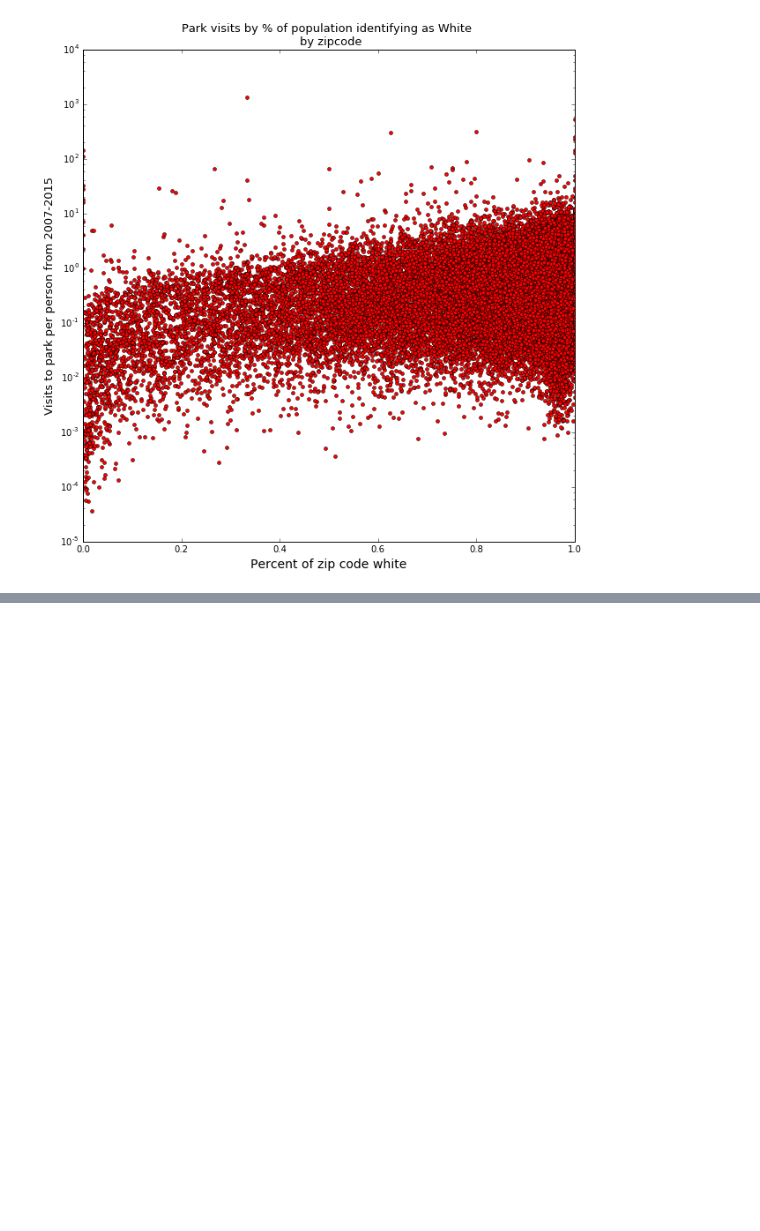
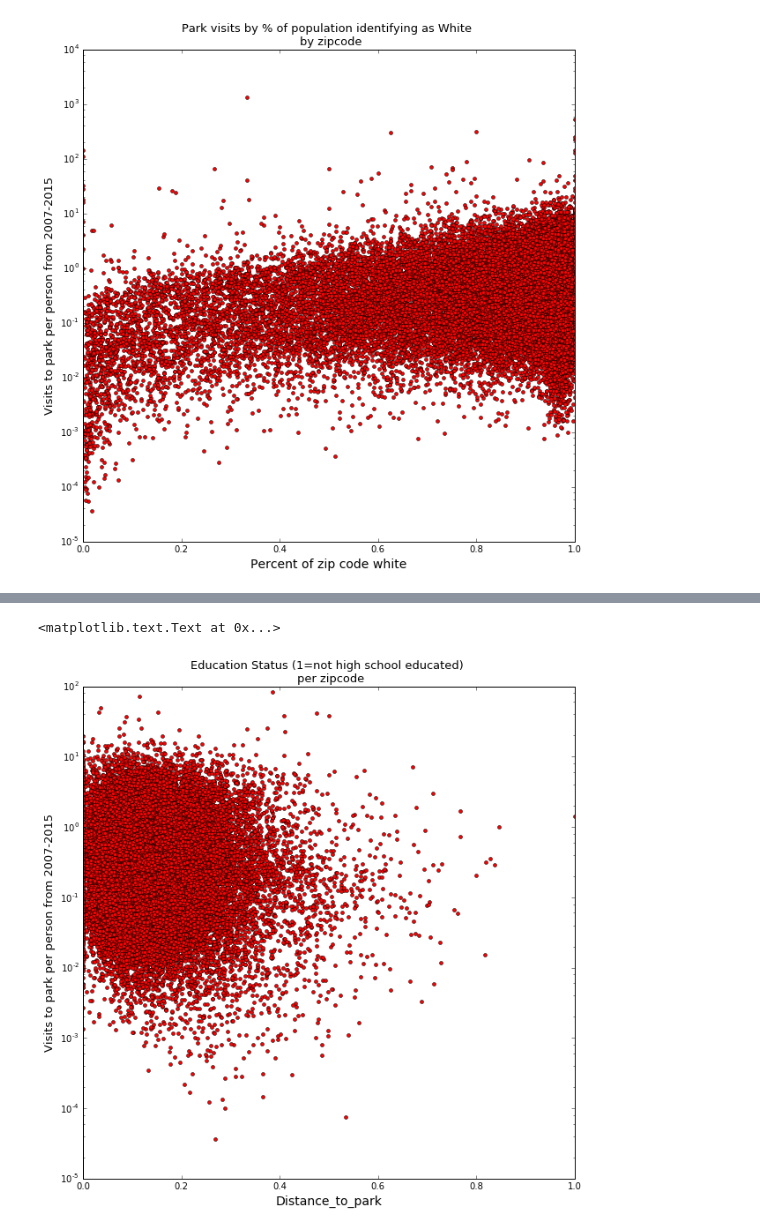
Before and after one commit to mrubash1/greenspace, a Jupyter notebook: python/geospatial_test/geo_test1_v1.ipynb, the cells around one changed output, grey strips where cells are left out. Drawn from its saved outputs; the diff is of its cells as text; code cells hidden in the pictures; blank space fills up the shorter version.

```diff
--- a/python/geospatial_test/geo_test1_v1.ipynb
+++ b/python/geospatial_test/geo_test1_v1.ipynb
@@ -237,0 +378,11 @@ plt.show()
+# %%
+%matplotlib inline
+plt.figure(figsize=(10,10))
+plt.semilogy(regression_df['non_hs_educated'],\
+             regression_df['util_days'],'ro',markersize = 4)
+plt.xlabel('Distance_to_park',size=14)
+plt.ylabel('Visits to park per person from 2007-2015', size=13)
+plt.title('Education Status (1=not high school educated) \n per zipcode', size=13)
+# %% [output]
+<matplotlib.text.Text at 0x...>
+[figure, added]
```
Also changed, not shown: parts of 15 cells of this notebook.
